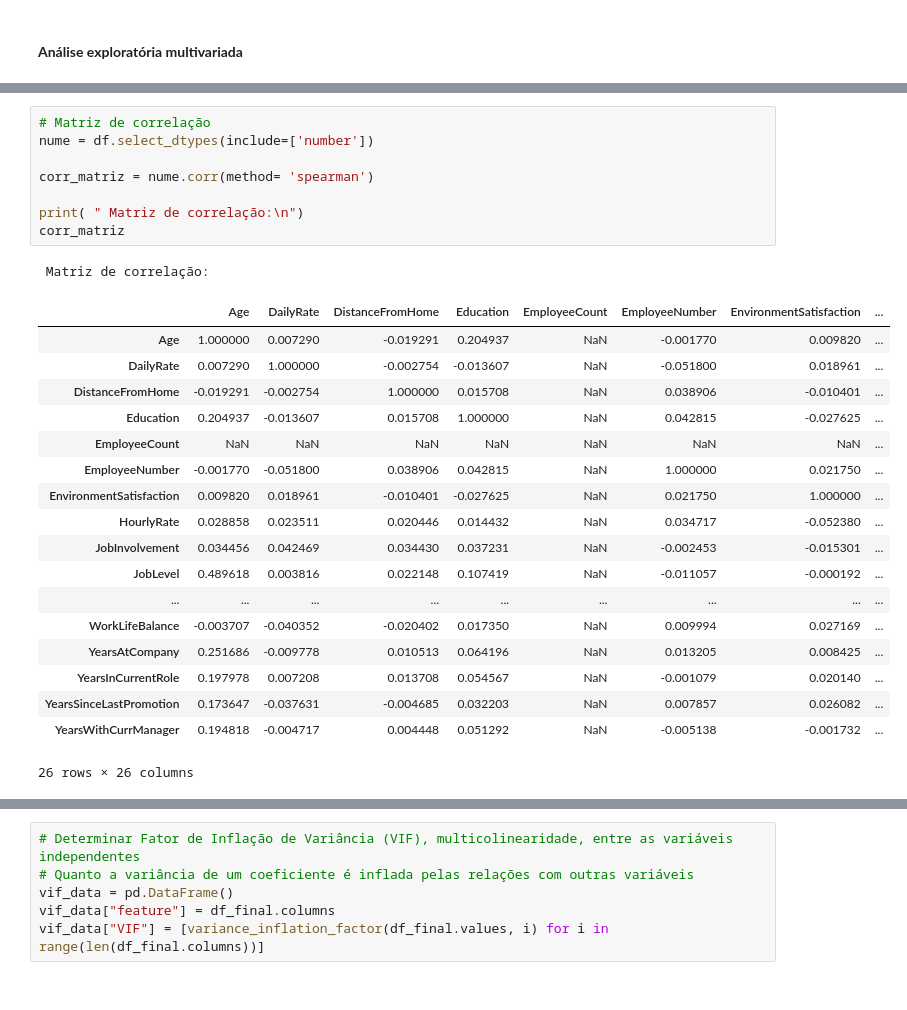
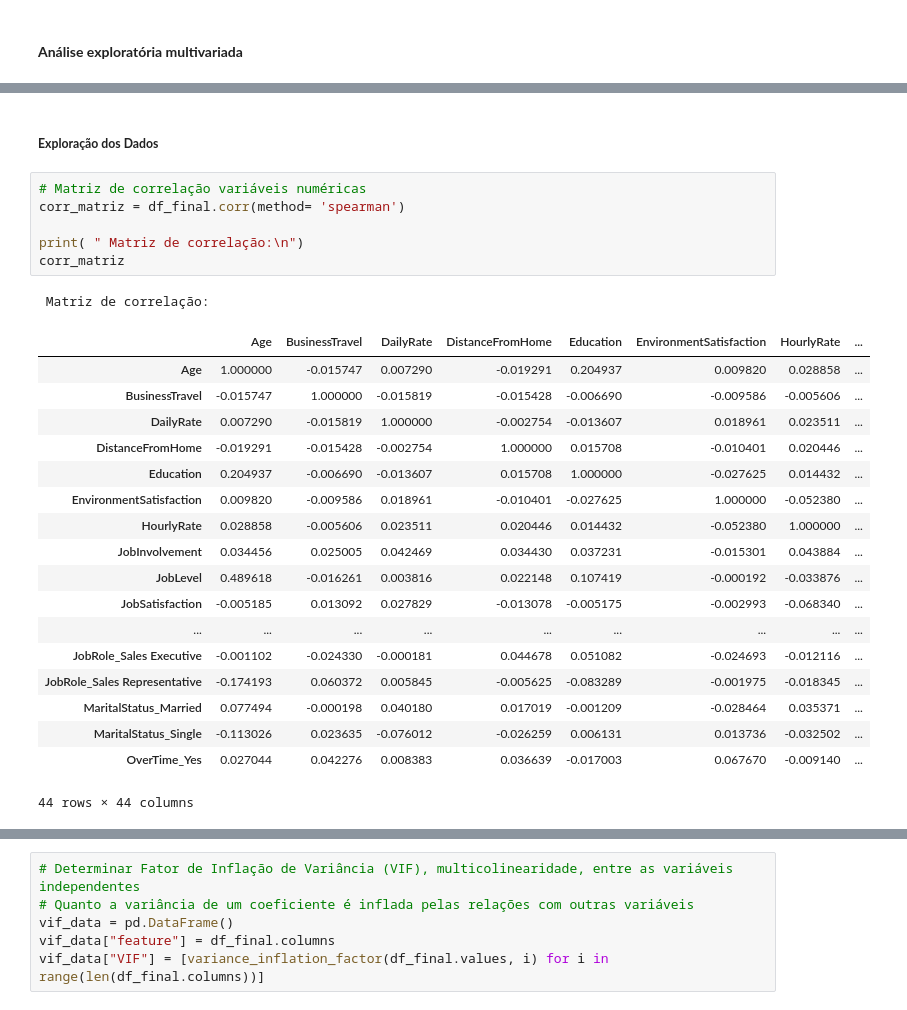
Before and after one commit to polydiaguiar/turnover-prediction-final-project, a Jupyter notebook: turnover_prediction_final_project.ipynb, the cells around one changed output, grey strips where cells are left out. Saved outputs shown, nothing was run; the diff lists cells and outputs as text.

```diff
--- a/turnover_prediction_final_project.ipynb
+++ b/turnover_prediction_final_project.ipynb
@@ -428,30 +506,30 @@ df[df['NumCompaniesWorked']==0]
+# %% [markdown]
+##### **Exploração dos Dados**
 # %%
-# Matriz de correlação
-nume = df.select_dtypes(include=['number'])
-
-corr_matriz = nume.corr(method= 'spearman')
+# Matriz de correlação variáveis numéricas
+corr_matriz = df_final.corr(method= 'spearman')
 
 print( " Matriz de correlação:\n")
 corr_matriz
 # %% [output]
  Matriz de correlação:
-|  | Age | DailyRate | DistanceFromHome | Education | EmployeeCount | EmployeeNumber | EnvironmentSatisfaction | ... |
-| Age | 1.000000 | 0.007290 | -0.019291 | 0.204937 | NaN | -0.001770 | 0.009820 | ... |
-| DailyRate | 0.007290 | 1.000000 | -0.002754 | -0.013607 | NaN | -0.051800 | 0.018961 | ... |
-| DistanceFromHome | -0.019291 | -0.002754 | 1.000000 | 0.015708 | NaN | 0.038906 | -0.010401 | ... |
-| Education | 0.204937 | -0.013607 | 0.015708 | 1.000000 | NaN | 0.042815 | -0.027625 | ... |
-| EmployeeCount | NaN | NaN | NaN | NaN | NaN | NaN | NaN | ... |
-| EmployeeNumber | -0.001770 | -0.051800 | 0.038906 | 0.042815 | NaN | 1.000000 | 0.021750 | ... |
-| EnvironmentSatisfaction | 0.009820 | 0.018961 | -0.010401 | -0.027625 | NaN | 0.021750 | 1.000000 | ... |
-| HourlyRate | 0.028858 | 0.023511 | 0.020446 | 0.014432 | NaN | 0.034717 | -0.052380 | ... |
-| JobInvolvement | 0.034456 | 0.042469 | 0.034430 | 0.037231 | NaN | -0.002453 | -0.015301 | ... |
-| JobLevel | 0.489618 | 0.003816 | 0.022148 | 0.107419 | NaN | -0.011057 | -0.000192 | ... |
+|  | Age | BusinessTravel | DailyRate | DistanceFromHome | Education | EnvironmentSatisfaction | HourlyRate | ... |
+| Age | 1.000000 | -0.015747 | 0.007290 | -0.019291 | 0.204937 | 0.009820 | 0.028858 | ... |
+| BusinessTravel | -0.015747 | 1.000000 | -0.015819 | -0.015428 | -0.006690 | -0.009586 | -0.005606 | ... |
+| DailyRate | 0.007290 | -0.015819 | 1.000000 | -0.002754 | -0.013607 | 0.018961 | 0.023511 | ... |
+| DistanceFromHome | -0.019291 | -0.015428 | -0.002754 | 1.000000 | 0.015708 | -0.010401 | 0.020446 | ... |
+| Education | 0.204937 | -0.006690 | -0.013607 | 0.015708 | 1.000000 | -0.027625 | 0.014432 | ... |
+| EnvironmentSatisfaction | 0.009820 | -0.009586 | 0.018961 | -0.010401 | -0.027625 | 1.000000 | -0.052380 | ... |
+| HourlyRate | 0.028858 | -0.005606 | 0.023511 | 0.020446 | 0.014432 | -0.052380 | 1.000000 | ... |
+| JobInvolvement | 0.034456 | 0.025005 | 0.042469 | 0.034430 | 0.037231 | -0.015301 | 0.043884 | ... |
+| JobLevel | 0.489618 | -0.016261 | 0.003816 | 0.022148 | 0.107419 | -0.000192 | -0.033876 | ... |
+| JobSatisfaction | -0.005185 | 0.013092 | 0.027829 | -0.013078 | -0.005175 | -0.002993 | -0.068340 | ... |
 | ... | ... | ... | ... | ... | ... | ... | ... | ... |
-| WorkLifeBalance | -0.003707 | -0.040352 | -0.020402 | 0.017350 | NaN | 0.009994 | 0.027169 | ... |
-| YearsAtCompany | 0.251686 | -0.009778 | 0.010513 | 0.064196 | NaN | 0.013205 | 0.008425 | ... |
-| YearsInCurrentRole | 0.197978 | 0.007208 | 0.013708 | 0.054567 | NaN | -0.001079 | 0.020140 | ... |
-| YearsSinceLastPromotion | 0.173647 | -0.037631 | -0.004685 | 0.032203 | NaN | 0.007857 | 0.026082 | ... |
-| YearsWithCurrManager | 0.194818 | -0.004717 | 0.004448 | 0.051292 | NaN | -0.005138 | -0.001732 | ... |
+| JobRole_Sales Executive | -0.001102 | -0.024330 | -0.000181 | 0.044678 | 0.051082 | -0.024693 | -0.012116 | ... |
+| JobRole_Sales Representative | -0.174193 | 0.060372 | 0.005845 | -0.005625 | -0.083289 | -0.001975 | -0.018345 | ... |
+| MaritalStatus_Married | 0.077494 | -0.000198 | 0.040180 | 0.017019 | -0.001209 | -0.028464 | 0.035371 | ... |
+| MaritalStatus_Single | -0.113026 | 0.023635 | -0.076012 | -0.026259 | 0.006131 | 0.013736 | -0.032502 | ... |
+| OverTime_Yes | 0.027044 | 0.042276 | 0.008383 | 0.036639 | -0.017003 | 0.067670 | -0.009140 | ... |
-26 rows × 26 columns
+44 rows × 44 columns
 # %%
 # Correlação entre target e demais features
```
Also changed, not shown: parts of 41 cells of this notebook.
